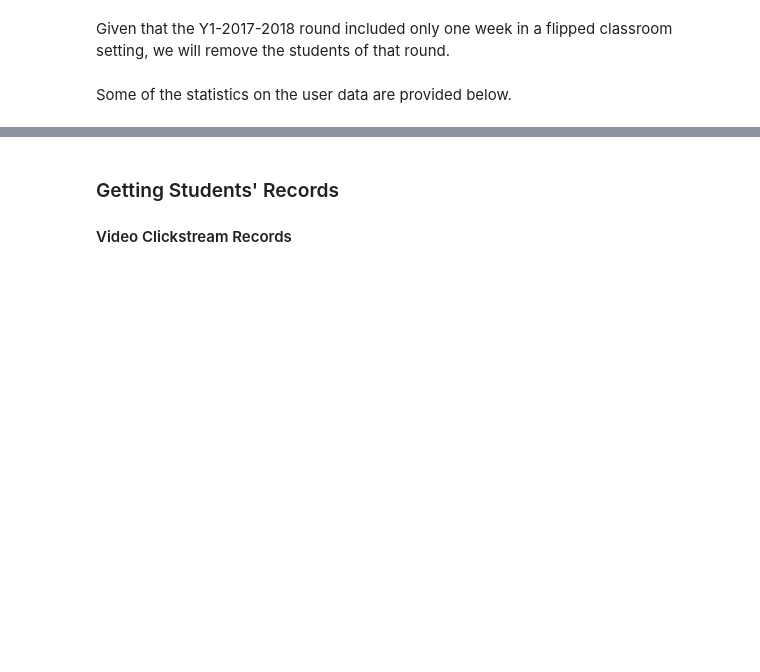
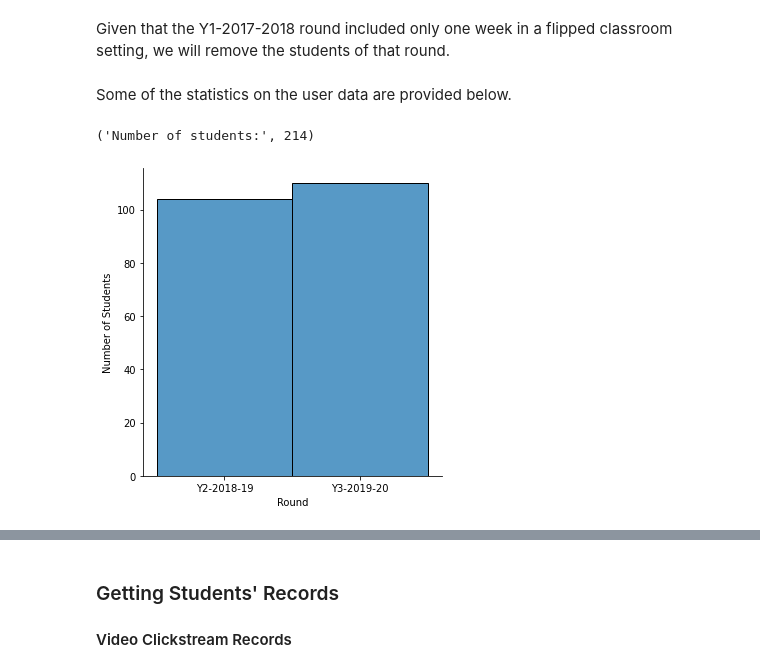
Before and after one commit to epfl-ml4ed/flipped-classroom, a Jupyter notebook: notebooks/early_warning_baselines.ipynb, the cells around one changed output, grey strips where cells are left out. Drawn from its saved outputs; the diff is of its cells as text; code cells hidden in the pictures; blank space fills up the shorter version.

```diff
--- a/notebooks/early_warning_baselines.ipynb
+++ b/notebooks/early_warning_baselines.ipynb
@@ -86,13 +83,17 @@ The initial data of volunteers was cleaned, and some participants were removed b
 # %% [markdown]
 Given that the Y1-2017-2018 round included only one week in a flipped classroom setting, we will remove the students of that round.
 # %%
-user_data = user_data[user_data['Round'].isin(rounds)]
+userData = userData[userData['Round'].isin(rounds)]
 # %% [markdown]
 Some of the statistics on the user data are provided below.
 # %%
-"Number of students:", len(user_data)
+"Number of students:", len(userData)
+# %% [output]
+('Number of students:', 214)
 # %%
-sns.displot(user_data, x='Round')
+sns.displot(userData, x='Round')
 plt.ylabel('Number of Students')
 plt.show()
+# %% [output]
+[figure, added]
 # %%
```
Also changed, not shown: parts of 74 cells of this notebook, 2 other files.
